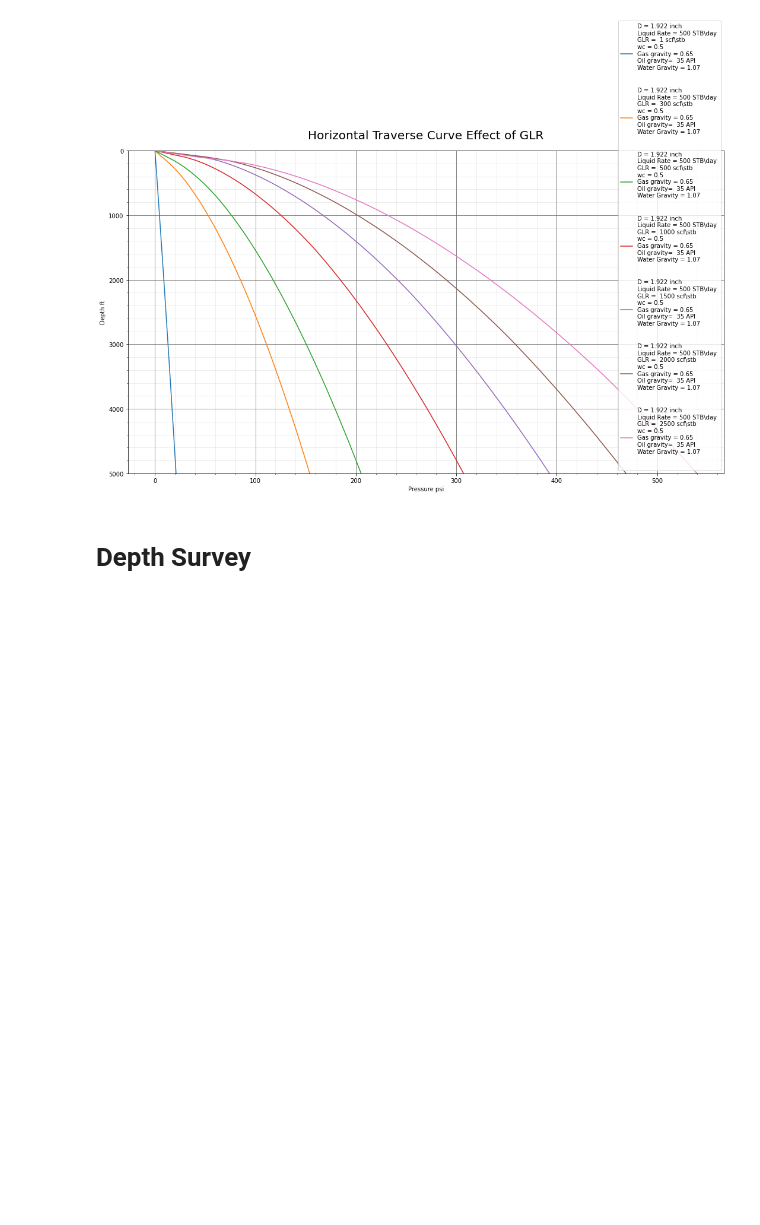
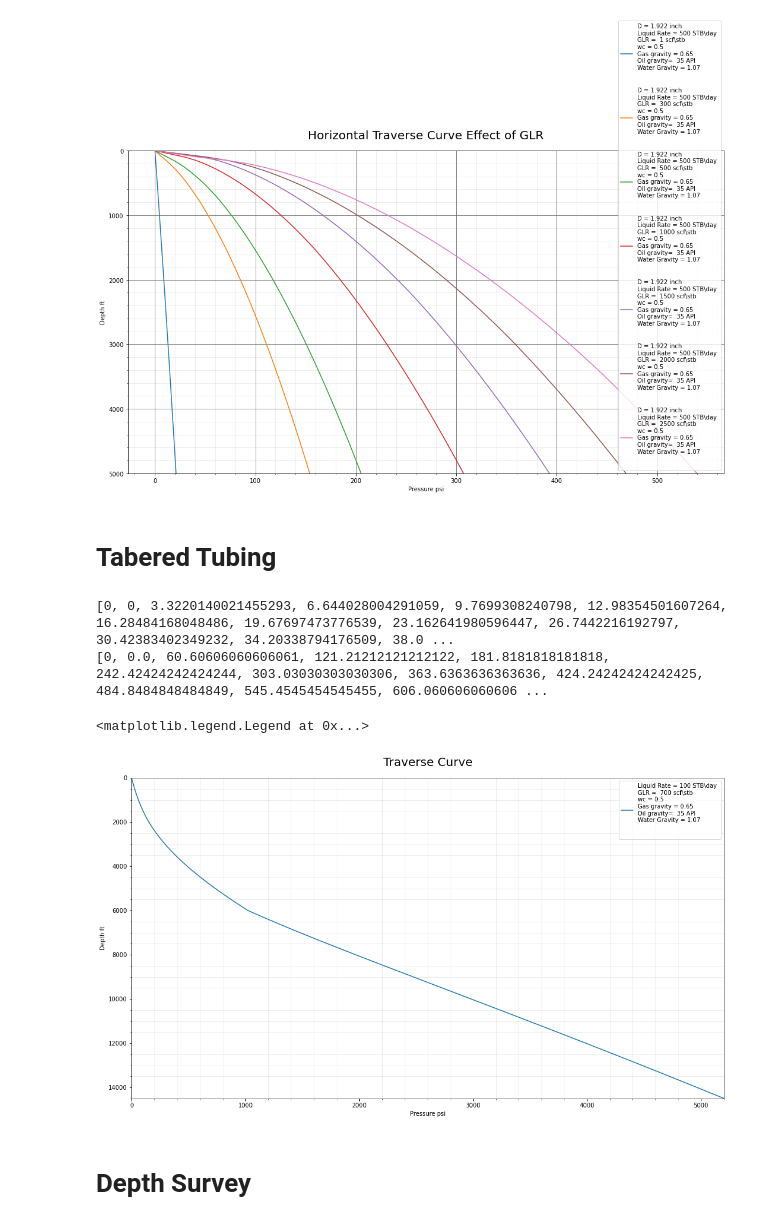
Before and after one commit to abdopetroleum/ShahienBeggs, a Jupyter notebook: PressureTraverse2.ipynb, the cells around one changed output. Saved outputs shown, nothing was run; the diff lists cells and outputs as text; code cells hidden in the pictures; blank space fills up the shorter version.

```diff
--- a/PressureTraverse2.ipynb
+++ b/PressureTraverse2.ipynb
@@ -140,3 +157,5 @@ plt.show()
 plt.show()
 # %% [output]
 [figure]
+# %% [markdown]
+# Tabered Tubing
@@ -143,3 +164,17 @@ plt.show()
+# %%
+measured_depths=[0,6000,14500]
+diameters=[1.922,2.992]
+# %%
+TT.plot_traverse(liquid_rate=100,measured_depths=measured_depths,tht=150,twf=150,
+                       glr=700,wc=.5,gas_grav=.65,oil_grav=35,
+                       wtr_grav=1.07,diameters=diameters,margin=35,
+                       thp=0,sample_size=100)
+plt.legend()
+# %% [output]
+[0, 0, 3.3220140021455293, 6.644028004291059, 9.7699308240798, 12.98354501607264, 16.28484168048486, 19.67697473776539, 23.162641980596447, 26.7442216192797, 30.42383402349232, 34.20338794176509, 38.0 ...
+[0, 0.0, 60.60606060606061, 121.21212121212122, 181.8181818181818, 242.42424242424244, 303.03030303030306, 363.6363636363636, 424.24242424242425, 484.8484848484849, 545.4545454545455, 606.060606060606 ...
+<matplotlib.legend.Legend at 0x...>
+[figure, added]
 # %% [markdown]
 # Depth Survey
 # %%
```
Also changed, not shown: parts of 9 cells of this notebook, 4 other files.
